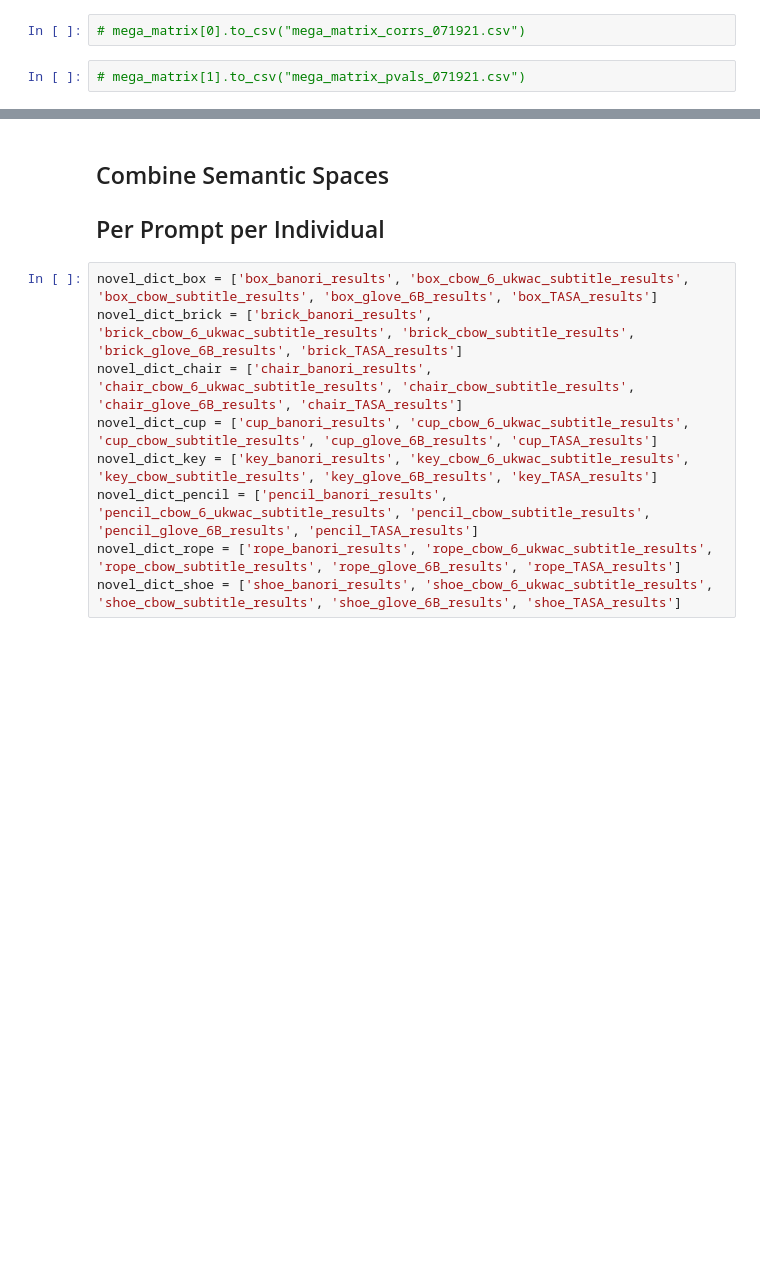
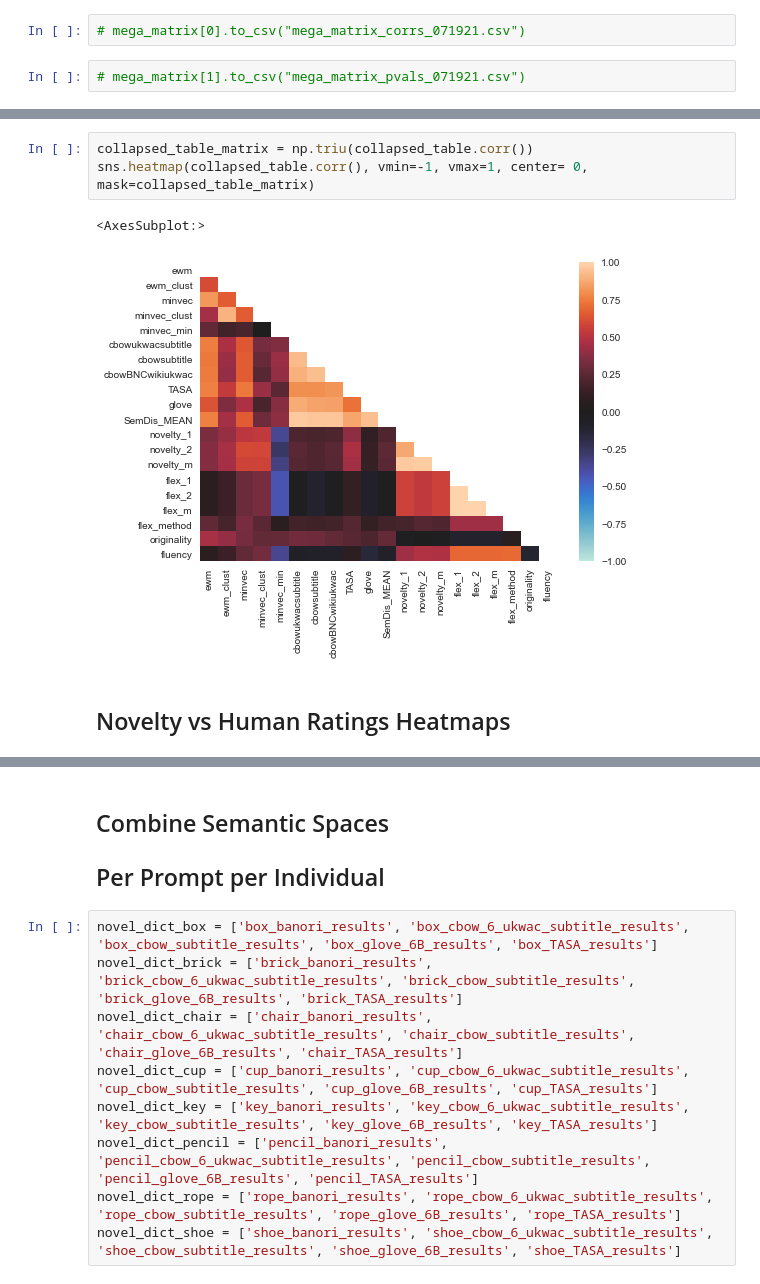
Before and after one commit to DijunQuant/AUT-Scoring, a Jupyter notebook: scripts/all_metrics_analysis.ipynb, the cells around one changed output, grey strips where cells are left out. Cells and saved outputs as stored; diff of their text form; blank space fills up the shorter version.

```diff
--- a/scripts/all_metrics_analysis.ipynb
+++ b/scripts/all_metrics_analysis.ipynb
@@ -233,0 +275,8 @@ mega_matrix = calculate_mega_matrix(novelty_dict.values(), flexibility_dict.valu
+# %%
+collapsed_table_matrix = np.triu(collapsed_table.corr())
+sns.heatmap(collapsed_table.corr(), vmin=-1, vmax=1, center= 0, mask=collapsed_table_matrix)
+# %% [output]
+<AxesSubplot:>
+[figure, added]
+# %% [markdown]
+## Novelty vs Human Ratings Heatmaps
```
Also changed, not shown: parts of 41 cells of this notebook, 10 other files.
